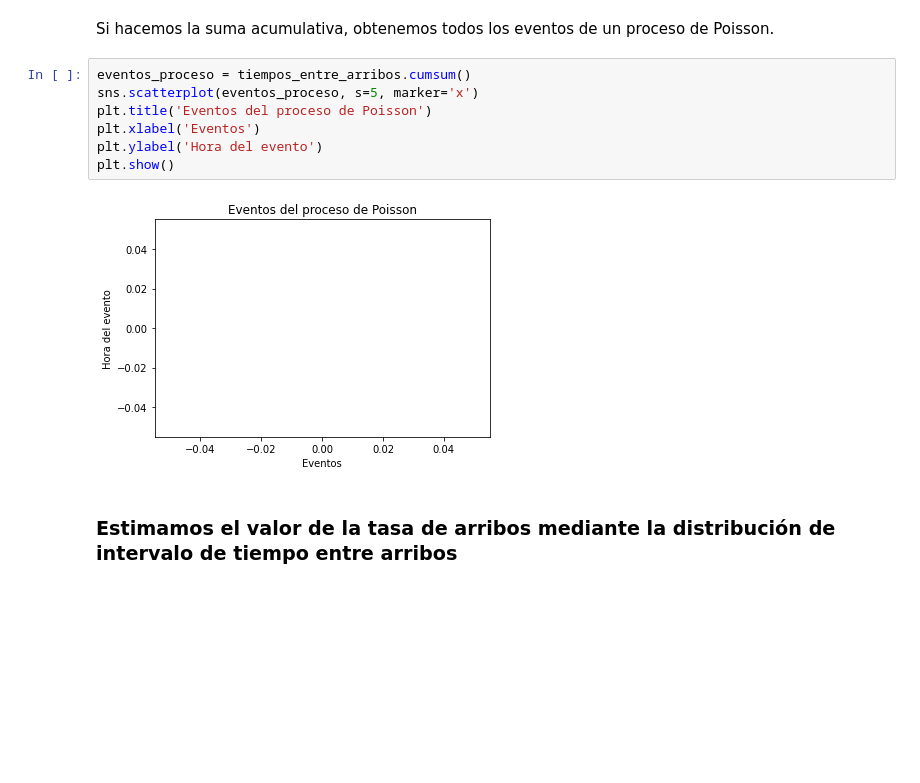
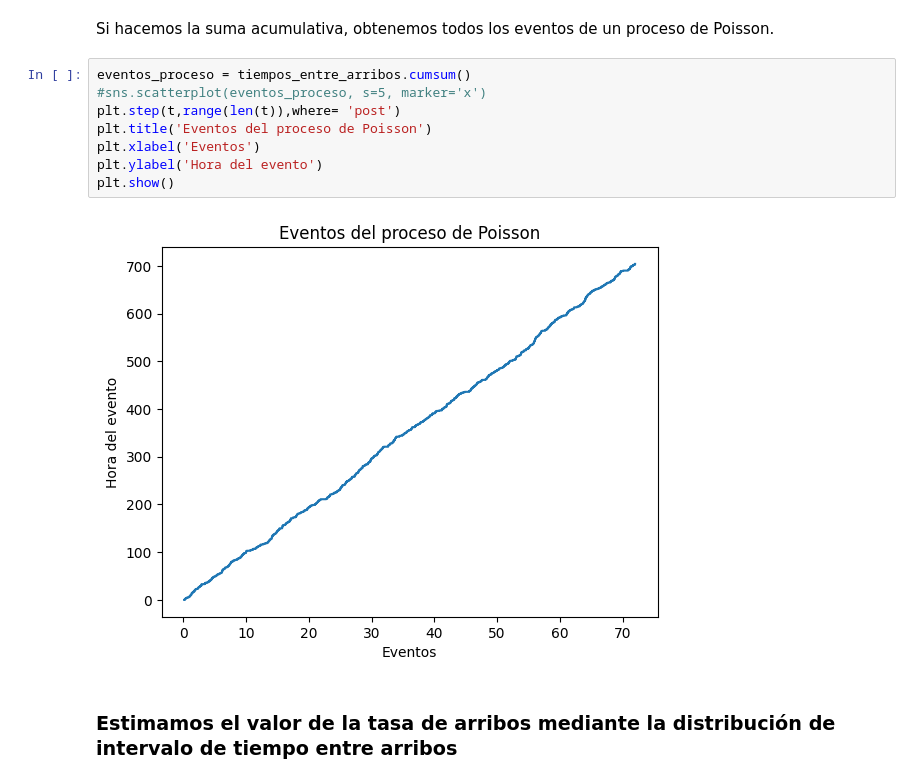
Before and after one commit to ramirogestoso/simulacion-2c-2022, a Jupyter notebook: testRand.ipynb, the cells around one changed output. Cells and saved outputs as stored; diff of their text form; blank space fills up the shorter version.

```diff
--- a/testRand.ipynb
+++ b/testRand.ipynb
@@ -300,13 +300,14 @@ plt.show()
 Si hacemos la suma acumulativa, obtenemos todos los eventos de un proceso de Poisson.
 # %%
 eventos_proceso = tiempos_entre_arribos.cumsum()
-sns.scatterplot(eventos_proceso, s=5, marker='x')
+#sns.scatterplot(eventos_proceso, s=5, marker='x')
+plt.step(t,range(len(t)),where= 'post')
 plt.title('Eventos del proceso de Poisson')
 plt.xlabel('Eventos')
 plt.ylabel('Hora del evento')
 plt.show()
 # %% [output]
-[figure, old version]
+[figure, new version]
 # %% [markdown]
 ### Estimamos el valor de la tasa de arribos mediante la distribución de intervalo de tiempo entre arribos
 # %% [markdown]
```
Also changed, not shown: parts of 10 cells of this notebook.
